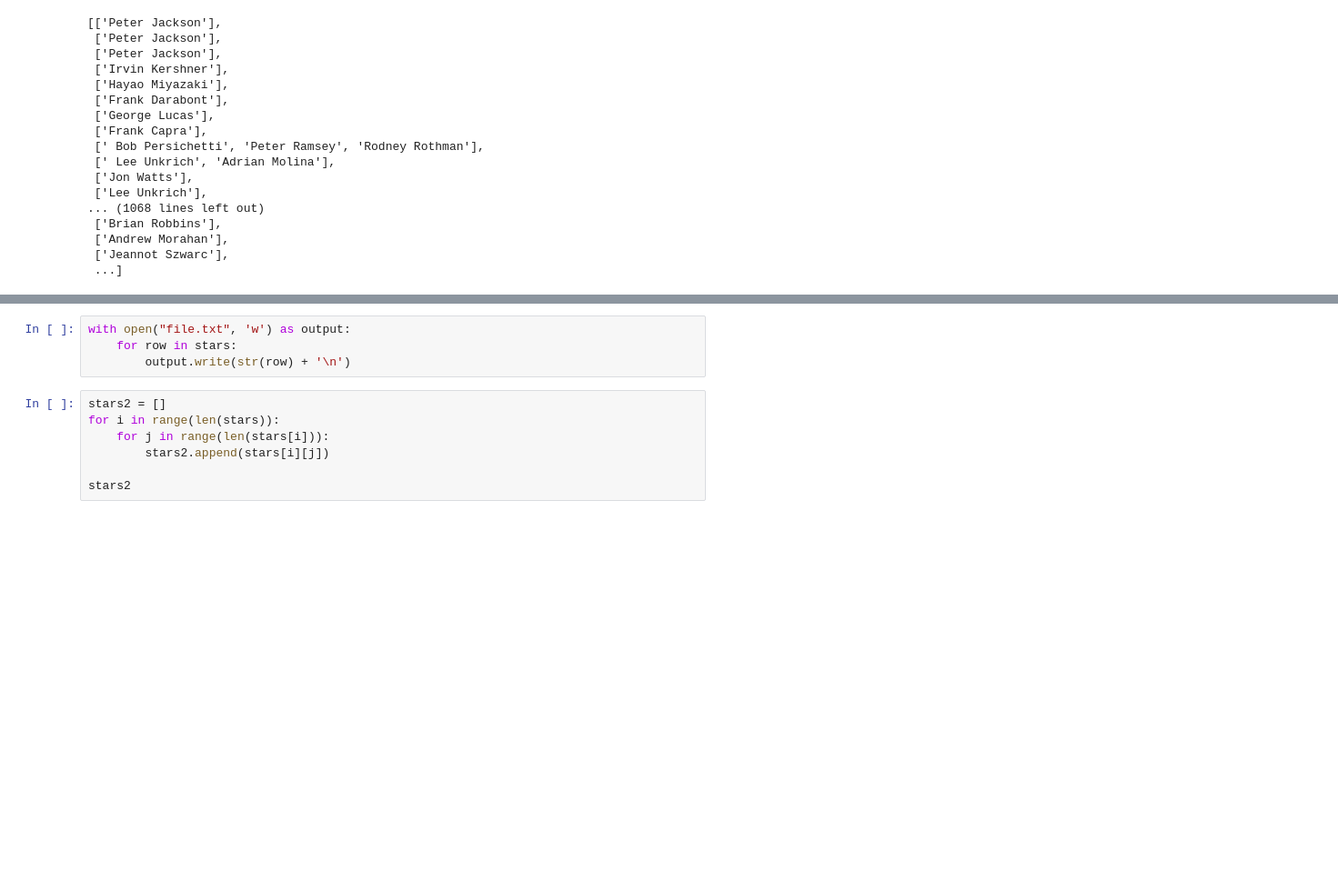
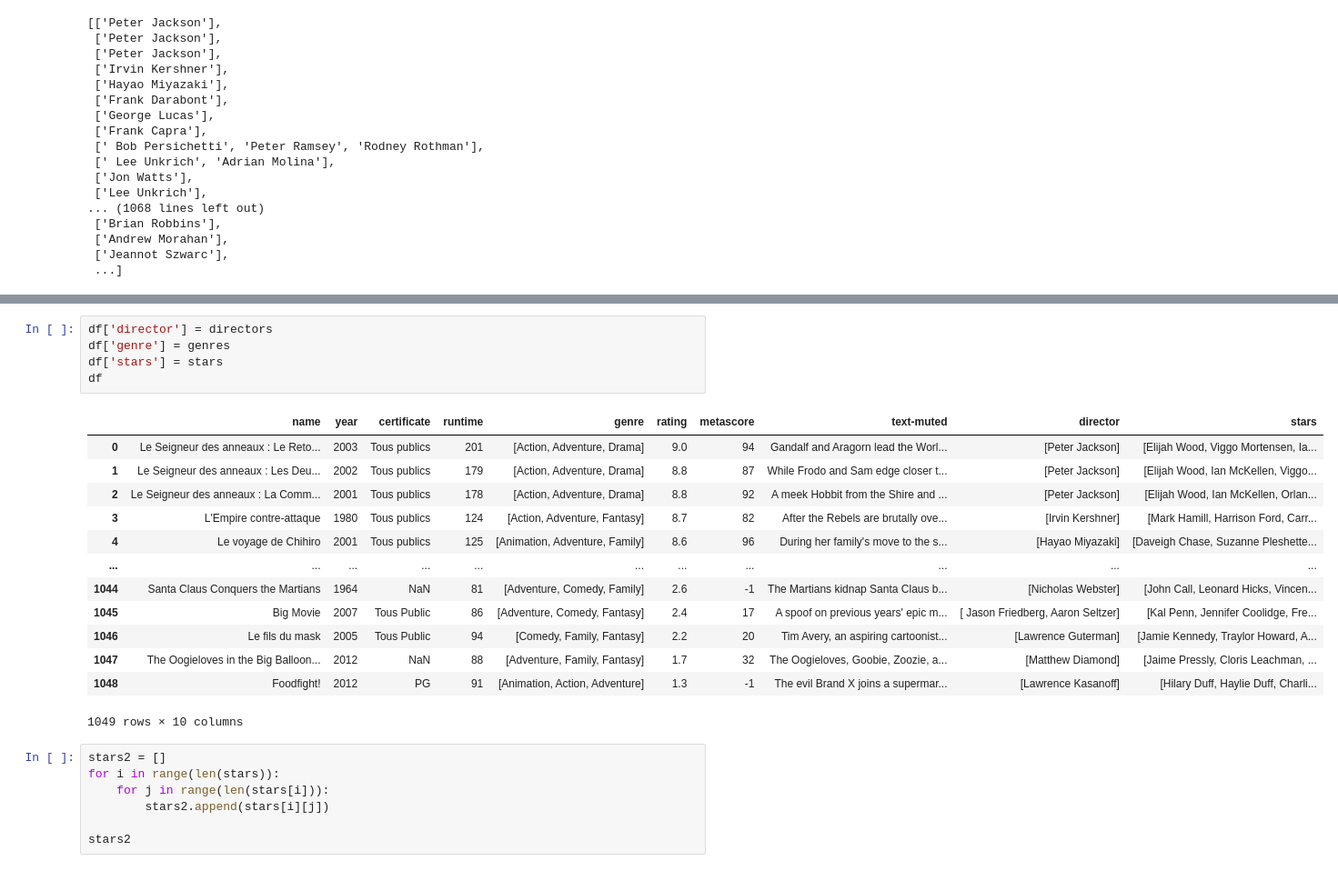
Before and after one commit to Iswarya1011/MovieFinder, a Jupyter notebook: Code/Code/Nettoyage/fantasy.ipynb, the cells around one changed output, grey strips where cells are left out. Shown at 91% size. Cells and saved outputs as stored; diff of their text form; blank space fills up the shorter version.

```diff
--- a/Code/Code/Nettoyage/fantasy.ipynb
+++ b/Code/Code/Nettoyage/fantasy.ipynb
@@ -187,8 +187,23 @@ stars
  ...]
-# %%
-with open("file.txt", 'w') as output:
-    for row in stars:
-        output.write(str(row) + '\n')
+# %%
+df['director'] = directors
+df['genre'] = genres
+df['stars'] = stars
+df
+# %% [output]
+|  | name | year | certificate | runtime | genre | rating | metascore | text-muted | director | stars |
+| 0 | Le Seigneur des anneaux : Le Reto... | 2003 | Tous publics | 201 | [Action, Adventure, Drama] | 9.0 | 94 | Gandalf and Aragorn lead the Worl... | [Peter Jackson] | [Elijah Wood, Viggo Mortensen, Ia... |
+| 1 | Le Seigneur des anneaux : Les Deu... | 2002 | Tous publics | 179 | [Action, Adventure, Drama] | 8.8 | 87 | While Frodo and Sam edge closer t... | [Peter Jackson] | [Elijah Wood, Ian McKellen, Viggo... |
+| 2 | Le Seigneur des anneaux : La Comm... | 2001 | Tous publics | 178 | [Action, Adventure, Drama] | 8.8 | 92 | A meek Hobbit from the Shire and ... | [Peter Jackson] | [Elijah Wood, Ian McKellen, Orlan... |
+| 3 | L'Empire contre-attaque | 1980 | Tous publics | 124 | [Action, Adventure, Fantasy] | 8.7 | 82 | After the Rebels are brutally ove... | [Irvin Kershner] | [Mark Hamill, Harrison Ford, Carr... |
+| 4 | Le voyage de Chihiro | 2001 | Tous publics | 125 | [Animation, Adventure, Family] | 8.6 | 96 | During her family's move to the s... | [Hayao Miyazaki] | [Daveigh Chase, Suzanne Pleshette... |
+| ... | ... | ... | ... | ... | ... | ... | ... | ... | ... | ... |
+| 1044 | Santa Claus Conquers the Martians | 1964 | NaN | 81 | [Adventure, Comedy, Family] | 2.6 | -1 | The Martians kidnap Santa Claus b... | [Nicholas Webster] | [John Call, Leonard Hicks, Vincen... |
+| 1045 | Big Movie | 2007 | Tous Public | 86 | [Adventure, Comedy, Fantasy] | 2.4 | 17 | A spoof on previous years' epic m... | [ Jason Friedberg, Aaron Seltzer] | [Kal Penn, Jennifer Coolidge, Fre... |
+| 1046 | Le fils du mask | 2005 | Tous Public | 94 | [Comedy, Family, Fantasy] | 2.2 | 20 | Tim Avery, an aspiring cartoonist... | [Lawrence Guterman] | [Jamie Kennedy, Traylor Howard, A... |
+| 1047 | The Oogieloves in the Big Balloon... | 2012 | NaN | 88 | [Adventure, Family, Fantasy] | 1.7 | 32 | The Oogieloves, Goobie, Zoozie, a... | [Matthew Diamond] | [Jaime Pressly, Cloris Leachman, ... |
+| 1048 | Foodfight! | 2012 | PG | 91 | [Animation, Action, Adventure] | 1.3 | -1 | The evil Brand X joins a supermar... | [Lawrence Kasanoff] | [Hilary Duff, Haylie Duff, Charli... |
+1049 rows × 10 columns
 # %%
 stars2 = []
 for i in range(len(stars)):
```
Also changed, not shown: parts of 3 cells of this notebook.
